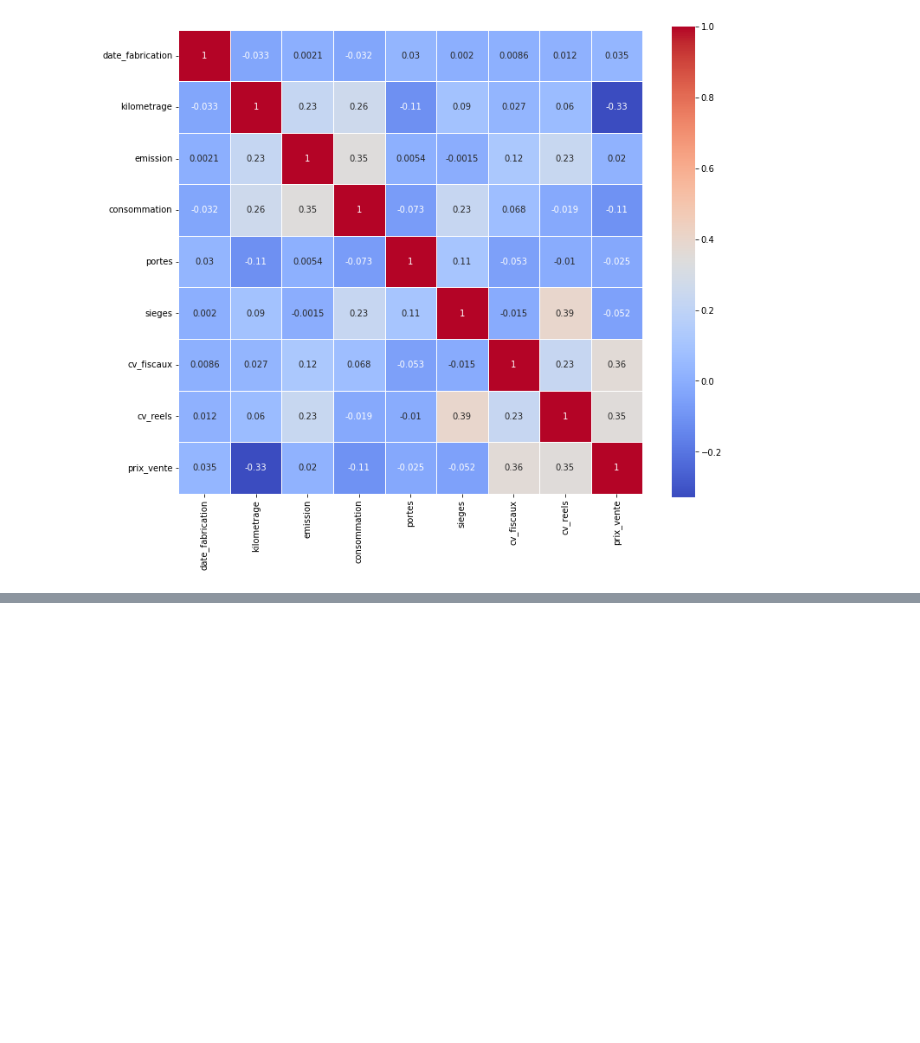
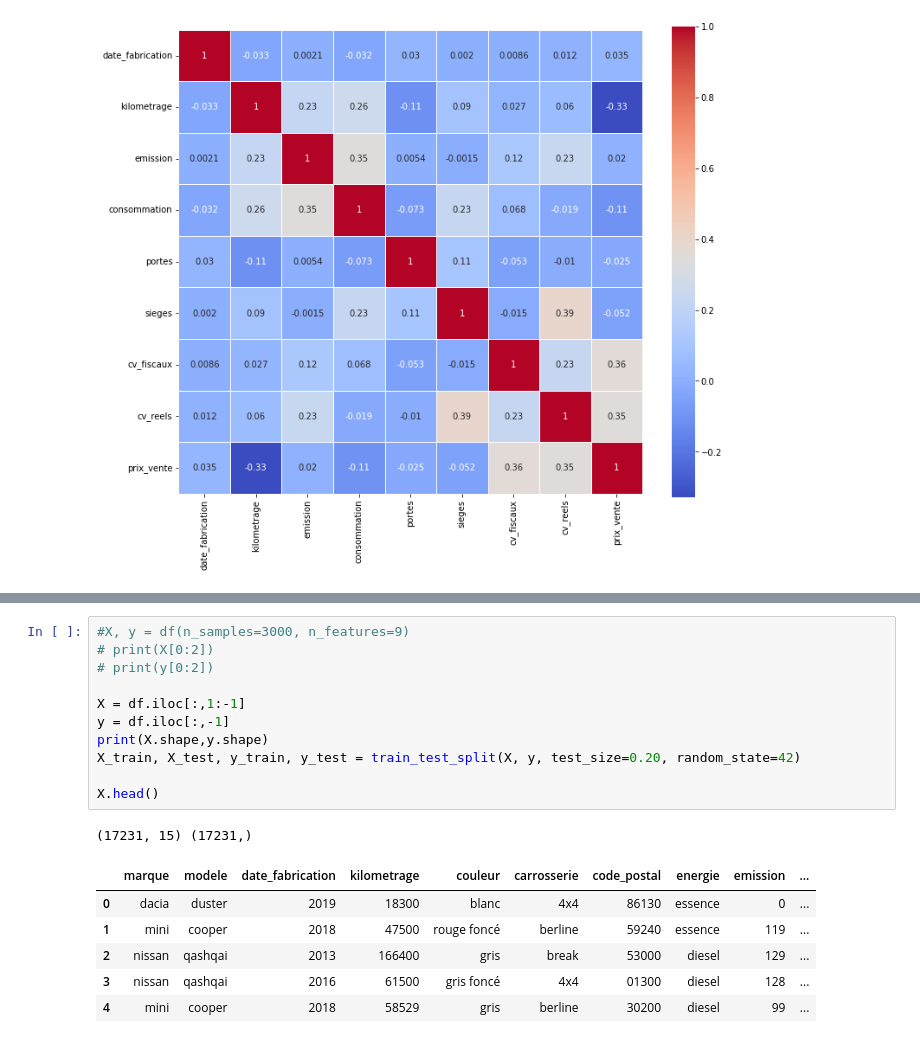
Before and after one commit to dia36u/IAParuVendu_Groupe2, a Jupyter notebook: Modele_IA/IA.ipynb, the cells around one changed output, grey strips where cells are left out. Saved outputs shown, nothing was run; the diff lists cells and outputs as text; blank space fills up the shorter version.

```diff
--- a/Modele_IA/IA.ipynb
+++ b/Modele_IA/IA.ipynb
@@ -83,3 +80,22 @@ X_train, X_test, y_train, y_test = train_test_split(X, y, test_size=0.10)
+# %%
+#X, y = df(n_samples=3000, n_features=9)
+# print(X[0:2])
+# print(y[0:2])
+
+X = df.iloc[:,1:-1]
+y = df.iloc[:,-1]
+print(X.shape,y.shape)
+X_train, X_test, y_train, y_test = train_test_split(X, y, test_size=0.20, random_state=42)
+
+X.head()
+# %% [output]
+(17231, 15) (17231,)
+|  | marque | modele | date_fabrication | kilometrage | couleur | carrosserie | code_postal | energie | emission | ... |
+| 0 | dacia | duster | 2019 | 18300 | blanc | 4x4 | 86130 | essence | 0 | ... |
+| 1 | mini | cooper | 2018 | 47500 | rouge foncé | berline | 59240 | essence | 119 | ... |
+| 2 | nissan | qashqai | 2013 | 166400 | gris | break | 53000 | diesel | 129 | ... |
+| 3 | nissan | qashqai | 2016 | 61500 | gris foncé | 4x4 | 01300 | diesel | 128 | ... |
+| 4 | mini | cooper | 2018 | 58529 | gris | berline | 30200 | diesel | 99 | ... |
 # %%
 set_config(print_changed_only=False)
 
```
Also changed, not shown: parts of 7 cells of this notebook.
